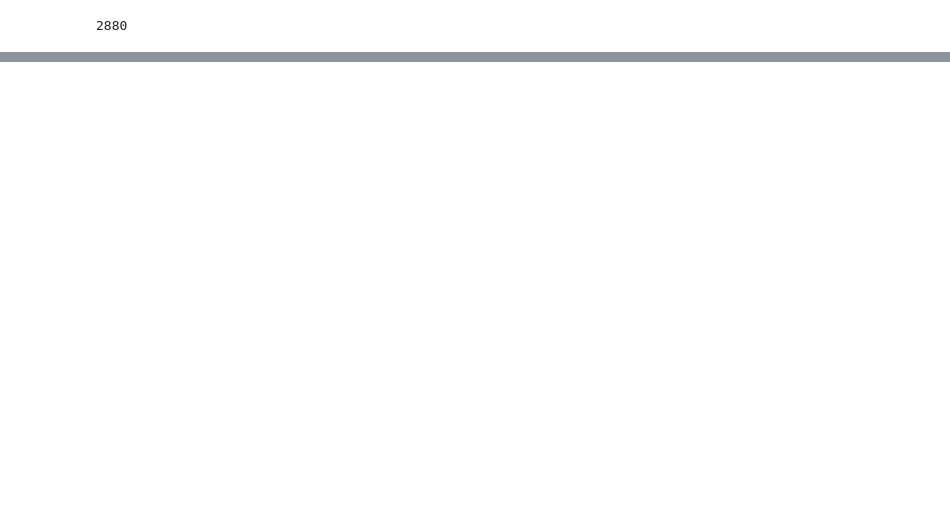
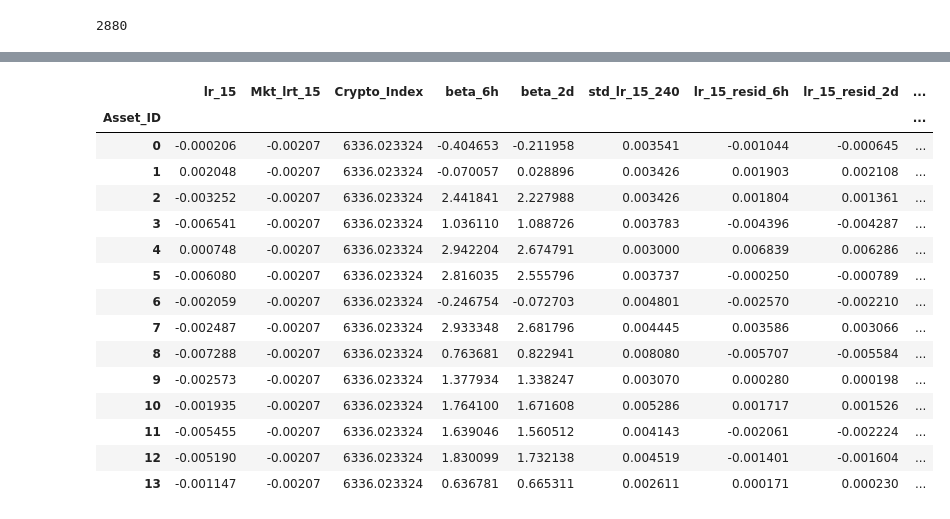
Before and after one commit to 123mitnik/Crypto_Forecasting_kaggle, a Jupyter notebook: crypto-xgb-api.ipynb, the cells around one changed output, grey strips where cells are left out. Drawn from its saved outputs; the diff is of its cells as text; code cells hidden in the pictures; blank space fills up the shorter version.

```diff
--- a/crypto-xgb-api.ipynb
+++ b/crypto-xgb-api.ipynb
@@ -171,7 +146,7 @@ Timestamp('2021-09-21 00:00:00')
 # %%
 start = datestring_to_timestamp('2021-06-13T00:00:00')#1623542400
 #end = datestring_to_timestamp('2021-09-21T00:00:00')#1632182400
-end = datestring_to_timestamp('2021-06-13T01:00:00') #1623628800
+end = datestring_to_timestamp('2021-06-13T05:06:00') #1623560760
 train_df = read_csv_slice(file_path='./data/train.csv',
                           use_window=[start, end])
 # %%
@@ -212,8 +187,6 @@ sup_train = sup_train.iloc[(-14*pre_minute_beta):,:]
 sup_train['Weight'] = sup_train['Asset_ID'].map(add_weight_map)
 sup_train.drop('Target',axis=1, inplace=True)
 sup_train.set_index('Asset_ID',append=True, inplace=True)
-
-
 #######################################add lr_15,mkt_lr_15,crypto_index, beta,lr_mkt_resid
 lr_15 = sup_train.groupby('Asset_ID').apply(
         lambda x: log_return(x[['Close']],15)
@@ -227,8 +200,8 @@ mkt_lr_15.columns = ['Mkt_lrt_15','Crypto_Index']
 firsts = sup_train.index.get_level_values('timestamp')
 sup_train[['Mkt_lrt_15','Crypto_Index']] = mkt_lr_15.loc[firsts].values
 
-####make beta,lr_mkt_resid, placeholder
+####make beta,lr_mkt_resid, std, placeholder
 sup_train[f"beta_{psets['beta_s']}"] = 0
 sup_train[f"beta_{psets['beta_l']}"] = 0
-sup_train[f"adx_{psets['adx']}"] = 0
-#sup_train[f"rsi_{psets['rsi']}"] = 0
+sup_train[f"std_lr_15_{psets['std_lr_15']}"] = 0
+sup_train.iloc[-14:,:]
@@ -257,7 +228,6 @@ from datetime import datetime
 start_time = datetime.now()
 
 for df_test, df_pred in myapi:
-
     num_asset_test = df_test.shape[0]
     row_asset_id_map = dict(zip(df_test.row_id, df_test.Asset_ID))
     test_timestamp = df_test.timestamp.values[0]
@@ -273,6 +243,13 @@ for df_test, df_pred in myapi:
     df_test = df_test.reindex(list(zip([test_timestamp]*14,range(14))))
     ########################################concat to sup_train, add lr_15,mkt_lr_15,crypto_index
     sup_train = pd.concat([sup_train,df_test.drop('row_id',axis=1)],join='outer')
+    #########################################fill in missing assets as forward
+    if num_asset_test <14:
+        #ffill in missing
+        sup_train = sup_train.groupby('Asset_ID').apply(lambda x: x.fillna(method="ffill")).iloc[14:,:]
+    else:
+        sup_train = sup_train.iloc[14:,:]
+
     test_lr_15 = sup_train.loc[timestamp_list[[-16,-1]]].groupby('Asset_ID').apply(
         lambda x: np.log(x[['Close']]).diff()
     )
@@ -281,29 +258,28 @@ for df_test, df_pred in myapi:
 
     ########################################beta_sl
     beta_s = sup_train[['lr_15','Mkt_lrt_15']].iloc[-14*(beta_sw):,:].groupby('Asset_ID').apply(
-        lambda x: beta_resid(x,beta_sw)
+        lambda x: beta_resid(x)
     ).rename(f"beta_{psets['beta_s']}")
     beta_l = sup_train[['lr_15','Mkt_lrt_15']].iloc[-14*(beta_lw):,:].groupby('Asset_ID').apply(
-        lambda x: beta_resid(x,beta_lw)
+        lambda x: beta_resid(x)
     ).rename(f"beta_{psets['beta_l']}")
     sup_train.loc[test_timestamp, [f"beta_{psets['beta_s']}",f"beta_{psets['beta_l']}"]] = \
         pd.concat([beta_s, beta_l],axis=1).values
-
-    #########################################fill in missing assets as forward
-    if num_asset_test <14:
-        #ffill in missing
-        sup_train = sup_train.groupby('Asset_ID').apply(lambda x: x.fillna(method="ffill")).iloc[14:,:]
-    else:
-        sup_train = sup_train.iloc[14:,:]
     #######################################add features to test timestamp
+    long_std = sup_train.iloc[-14*psets['std_lr_15']:,:].groupby('Asset_ID').apply(lambda x: x.lr_15.std())
+    sup_train.loc[test_timestamp, f"std_lr_15_{psets['std_lr_15']}"] = long_std.values
     #########################################adx rsi
     # adxrsi = sup_train.iloc[(-14*pre_minute):,:].groupby('Asset_ID').apply(lambda x: make_AdxRsi(x,psets['adx'],psets['rsi']))
     # sup_train.loc[test_timestamp, [f"adx_{psets['adx']}",f"rsi_{psets['rsi']}"]] = adxrsi.loc[test_timestamp].values
     sup_train2 = sup_train.iloc[(-14*pre_minute):,:].copy()
-    xx_test=sup_train2.groupby('Asset_ID').apply(
-        lambda x: get_features(x,psets)
+
+    xx_testShort=sup_train2.iloc[(-14*54):,:].groupby('Asset_ID').apply(
+        lambda x: get_featuresShort(x,psets)
     ).loc[test_timestamp]
-
+    xx_testLong=sup_train2.groupby('Asset_ID').apply(
+        lambda x: get_featuresLong(x,psets)
+    ).loc[test_timestamp]
+    xx_test = pd.concat([xx_testShort, xx_testLong], axis = 1)
     #rdy for prediction
     y_pred=df_test.apply(lambda row: models[row.name[1]].predict(
                             xgb.DMatrix(pd.DataFrame([xx_test.loc[row.name[1],models[row.name[1]].feature_names]]))
@@ -326,0 +303,21 @@ Submission time estimate 2:48:54.020160
+# %%
+sup_train2.iloc[(-14*180):,:].groupby('Asset_ID').apply(
+        lambda x: get_featuresShort(x,psets)
+    ).loc[test_timestamp].iloc[:,8:]
+# %% [output]
+|  | lr_15 | Mkt_lrt_15 | Crypto_Index | beta_6h | beta_2d | std_lr_15_240 | lr_15_resid_6h | lr_15_resid_2d | ... |
+| Asset_ID |  |  |  |  |  |  |  |  | ... |
+| 0 | -0.000206 | -0.00207 | 6336.023324 | -0.404653 | -0.211958 | 0.003541 | -0.001044 | -0.000645 | ... |
+| 1 | 0.002048 | -0.00207 | 6336.023324 | -0.070057 | 0.028896 | 0.003426 | 0.001903 | 0.002108 | ... |
+| 2 | -0.003252 | -0.00207 | 6336.023324 | 2.441841 | 2.227988 | 0.003426 | 0.001804 | 0.001361 | ... |
+| 3 | -0.006541 | -0.00207 | 6336.023324 | 1.036110 | 1.088726 | 0.003783 | -0.004396 | -0.004287 | ... |
+| 4 | 0.000748 | -0.00207 | 6336.023324 | 2.942204 | 2.674791 | 0.003000 | 0.006839 | 0.006286 | ... |
+| 5 | -0.006080 | -0.00207 | 6336.023324 | 2.816035 | 2.555796 | 0.003737 | -0.000250 | -0.000789 | ... |
+| 6 | -0.002059 | -0.00207 | 6336.023324 | -0.246754 | -0.072703 | 0.004801 | -0.002570 | -0.002210 | ... |
+| 7 | -0.002487 | -0.00207 | 6336.023324 | 2.933348 | 2.681796 | 0.004445 | 0.003586 | 0.003066 | ... |
+| 8 | -0.007288 | -0.00207 | 6336.023324 | 0.763681 | 0.822941 | 0.008080 | -0.005707 | -0.005584 | ... |
+| 9 | -0.002573 | -0.00207 | 6336.023324 | 1.377934 | 1.338247 | 0.003070 | 0.000280 | 0.000198 | ... |
+| 10 | -0.001935 | -0.00207 | 6336.023324 | 1.764100 | 1.671608 | 0.005286 | 0.001717 | 0.001526 | ... |
+| 11 | -0.005455 | -0.00207 | 6336.023324 | 1.639046 | 1.560512 | 0.004143 | -0.002061 | -0.002224 | ... |
+| 12 | -0.005190 | -0.00207 | 6336.023324 | 1.830099 | 1.732138 | 0.004519 | -0.001401 | -0.001604 | ... |
+| 13 | -0.001147 | -0.00207 | 6336.023324 | 0.636781 | 0.665311 | 0.002611 | 0.000171 | 0.000230 | ... |
```
Also changed, not shown: parts of 16 cells of this notebook, 2 other files.
